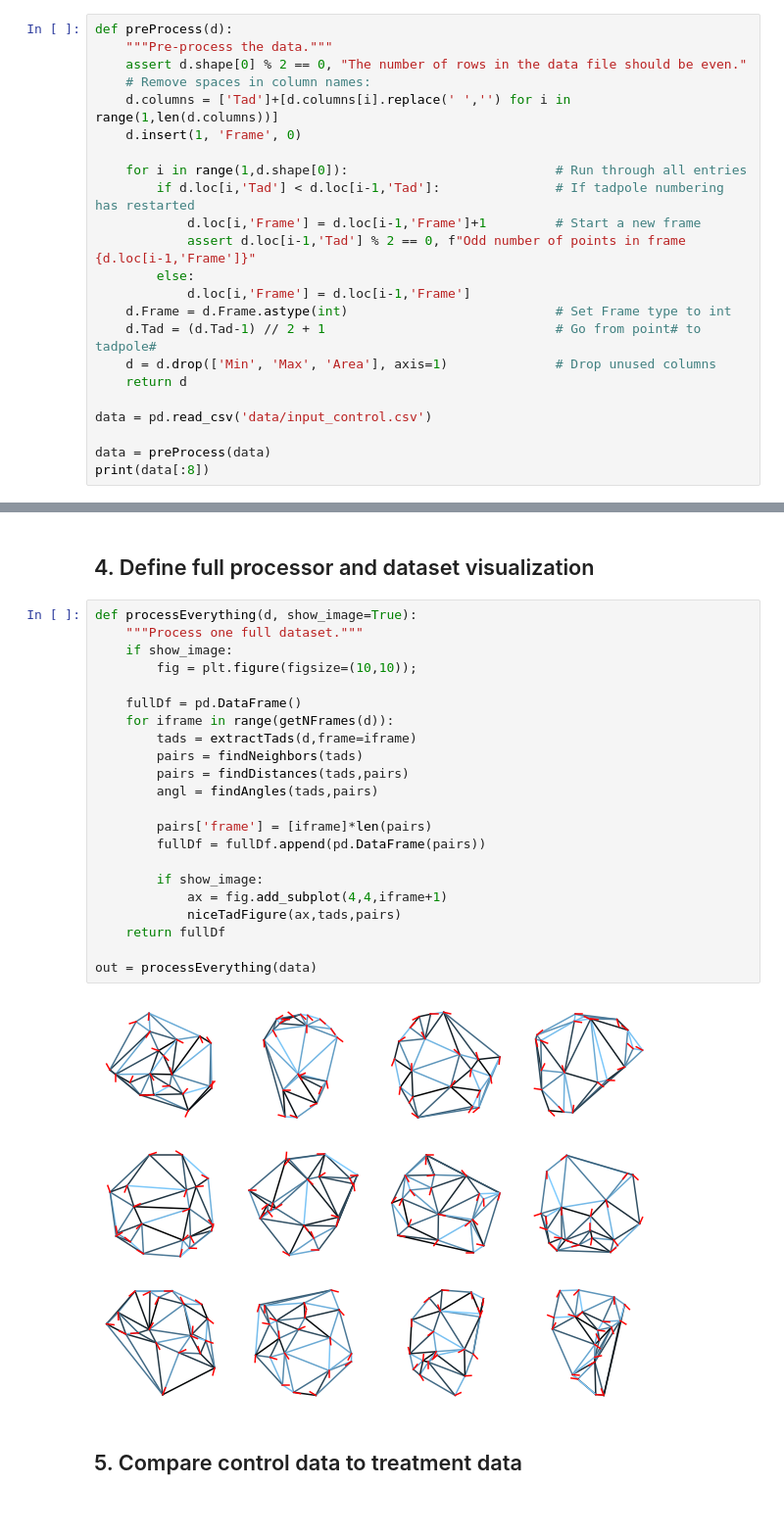
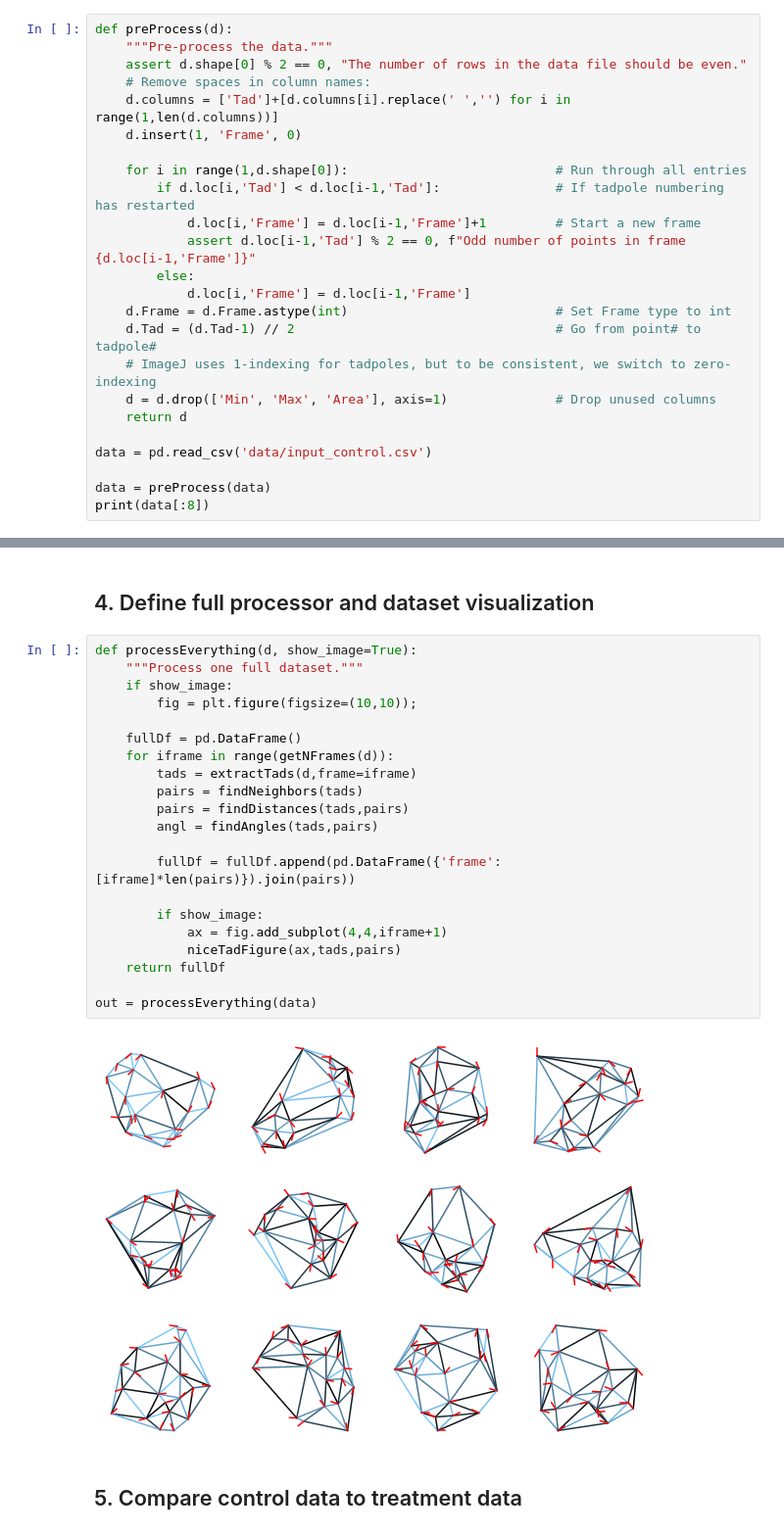
Before and after one commit to khakhalin/Xenopus-Behavior, a Jupyter notebook: 01_Schooling/schooling_analysis.ipynb, the cells around one changed output, grey strips where cells are left out. Shown: that part at 98% size. Cells and saved outputs as stored; diff of their text form.

Commit message:
Schooling: visuals, structure, data output

```diff
--- a/01_Schooling/schooling_analysis.ipynb
+++ b/01_Schooling/schooling_analysis.ipynb
@@ -41,7 +41,8 @@ def preProcess(d):
         else:
             d.loc[i,'Frame'] = d.loc[i-1,'Frame']
     d.Frame = d.Frame.astype(int)                           # Set Frame type to int
-    d.Tad = (d.Tad-1) // 2 + 1                              # Go from point# to tadpole#
+    d.Tad = (d.Tad-1) // 2                                  # Go from point# to tadpole#
+    # ImageJ uses 1-indexing for tadpoles, but to be consistent, we switch to zero-indexing
     d = d.drop(['Min', 'Max', 'Area'], axis=1)              # Drop unused columns
     return d
 
@@ -180,27 +181,26 @@ niceTadFigure(ax,tads,pairs)
 # %%
 def processEverything(d, show_image=True):
     """Process one full dataset."""
     if show_image:
         fig = plt.figure(figsize=(10,10));
 
     fullDf = pd.DataFrame()
     for iframe in range(getNFrames(d)):
         tads = extractTads(d,frame=iframe)
         pairs = findNeighbors(tads)
         pairs = findDistances(tads,pairs)
         angl = findAngles(tads,pairs)
 
-        pairs['frame'] = [iframe]*len(pairs)
-        fullDf = fullDf.append(pd.DataFrame(pairs))
+        fullDf = fullDf.append(pd.DataFrame({'frame': [iframe]*len(pairs)}).join(pairs))
 
         if show_image:
             ax = fig.add_subplot(4,4,iframe+1)
             niceTadFigure(ax,tads,pairs)
     return fullDf
 
 out = processEverything(data)
 # %% [output]
-[figure, old version]
+[figure, new version]
 # %% [markdown]
 ## 5. Compare control data to treatment data
 # %%
```
Also changed, not shown: parts of 8 cells of this notebook, 2 other files.
